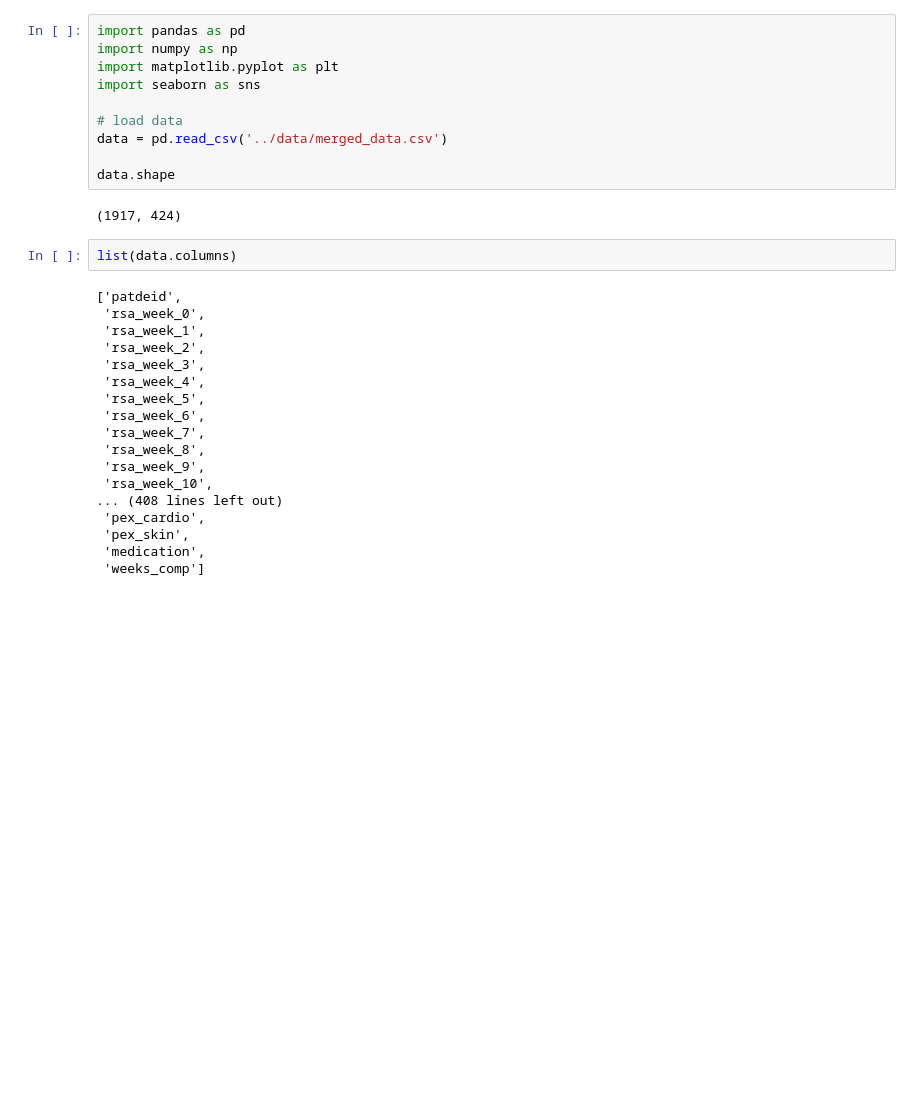
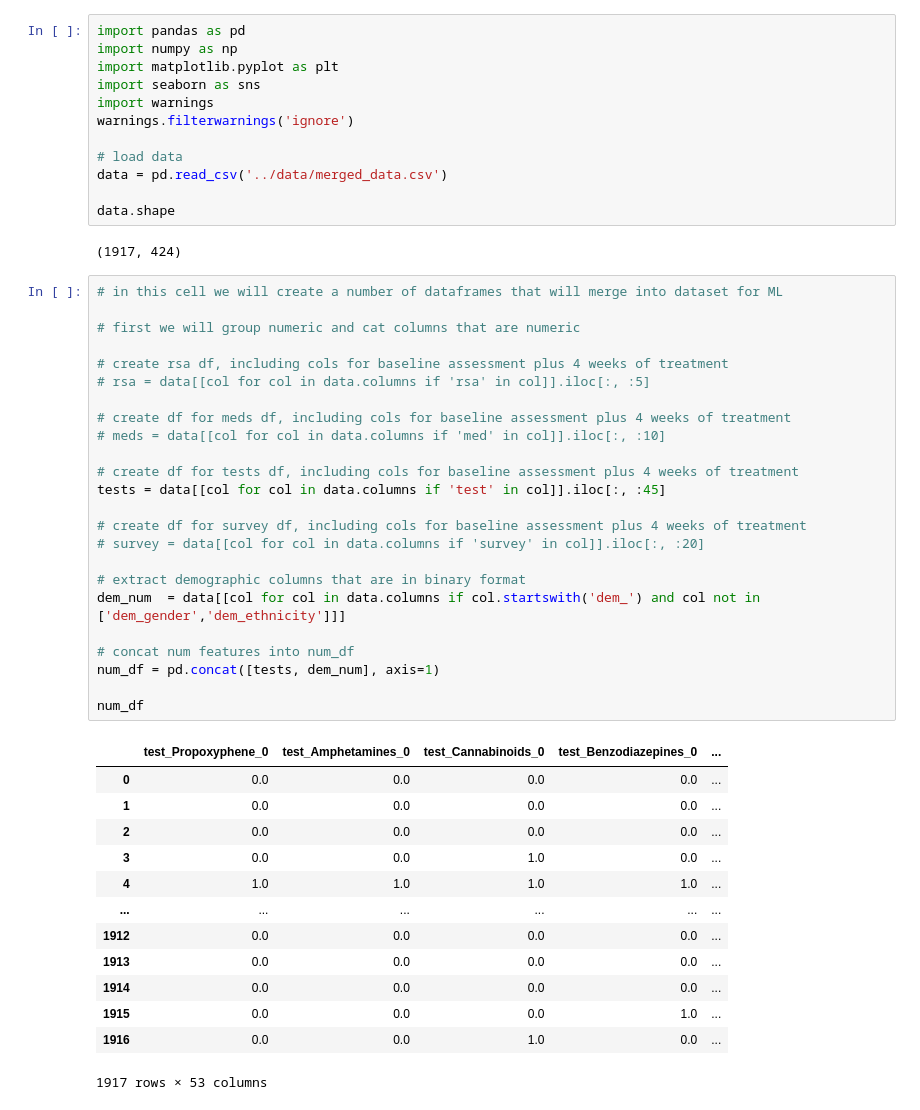
Before and after one commit to DanHerman212/precision_medicine, a Jupyter notebook: code/4_data_modeling.ipynb, the cells around one changed output. Drawn from its saved outputs; the diff is of its cells as text; blank space fills up the shorter version.

```diff
--- a/code/4_data_modeling.ipynb
+++ b/code/4_data_modeling.ipynb
@@ -3,6 +3,8 @@ import pandas as pd
 import numpy as np
 import matplotlib.pyplot as plt
 import seaborn as sns
+import warnings
+warnings.filterwarnings('ignore')
 
 # load data
 data = pd.read_csv('../data/merged_data.csv')
@@ -10,23 +12,41 @@ data = pd.read_csv('../data/merged_data.csv')
 data.shape
 # %% [output]
 (1917, 424)
-# %%
-list(data.columns)
-# %% [output]
-['patdeid',
- 'rsa_week_0',
- 'rsa_week_1',
- 'rsa_week_2',
- 'rsa_week_3',
- 'rsa_week_4',
- 'rsa_week_5',
- 'rsa_week_6',
- 'rsa_week_7',
- 'rsa_week_8',
- 'rsa_week_9',
- 'rsa_week_10',
-... (408 lines left out)
- 'pex_cardio',
- 'pex_skin',
- 'medication',
- 'weeks_comp']
+# %%
+# in this cell we will create a number of dataframes that will merge into dataset for ML
+
+# first we will group numeric and cat columns that are numeric
+
+# create rsa df, including cols for baseline assessment plus 4 weeks of treatment
+# rsa = data[[col for col in data.columns if 'rsa' in col]].iloc[:, :5]
+
+# create df for meds df, including cols for baseline assessment plus 4 weeks of treatment
+# meds = data[[col for col in data.columns if 'med' in col]].iloc[:, :10]
+
+# create df for tests df, including cols for baseline assessment plus 4 weeks of treatment
+tests = data[[col for col in data.columns if 'test' in col]].iloc[:, :45]
+
+# create df for survey df, including cols for baseline assessment plus 4 weeks of treatment
+# survey = data[[col for col in data.columns if 'survey' in col]].iloc[:, :20]
+
+# extract demographic columns that are in binary format
+dem_num  = data[[col for col in data.columns if col.startswith('dem_') and col not in ['dem_gender','dem_ethnicity']]]
+
+# concat num features into num_df
+num_df = pd.concat([tests, dem_num], axis=1)
+
+num_df
+# %% [output]
+|  | test_Propoxyphene_0 | test_Amphetamines_0 | test_Cannabinoids_0 | test_Benzodiazepines_0 | ... |
+| 0 | 0.0 | 0.0 | 0.0 | 0.0 | ... |
+| 1 | 0.0 | 0.0 | 0.0 | 0.0 | ... |
+| 2 | 0.0 | 0.0 | 0.0 | 0.0 | ... |
+| 3 | 0.0 | 0.0 | 1.0 | 0.0 | ... |
+| 4 | 1.0 | 1.0 | 1.0 | 1.0 | ... |
+| ... | ... | ... | ... | ... | ... |
+| 1912 | 0.0 | 0.0 | 0.0 | 0.0 | ... |
+| 1913 | 0.0 | 0.0 | 0.0 | 0.0 | ... |
+| 1914 | 0.0 | 0.0 | 0.0 | 0.0 | ... |
+| 1915 | 0.0 | 0.0 | 0.0 | 1.0 | ... |
+| 1916 | 0.0 | 0.0 | 1.0 | 0.0 | ... |
+1917 rows × 53 columns
```
Also changed, not shown: parts of 6 cells of this notebook.
